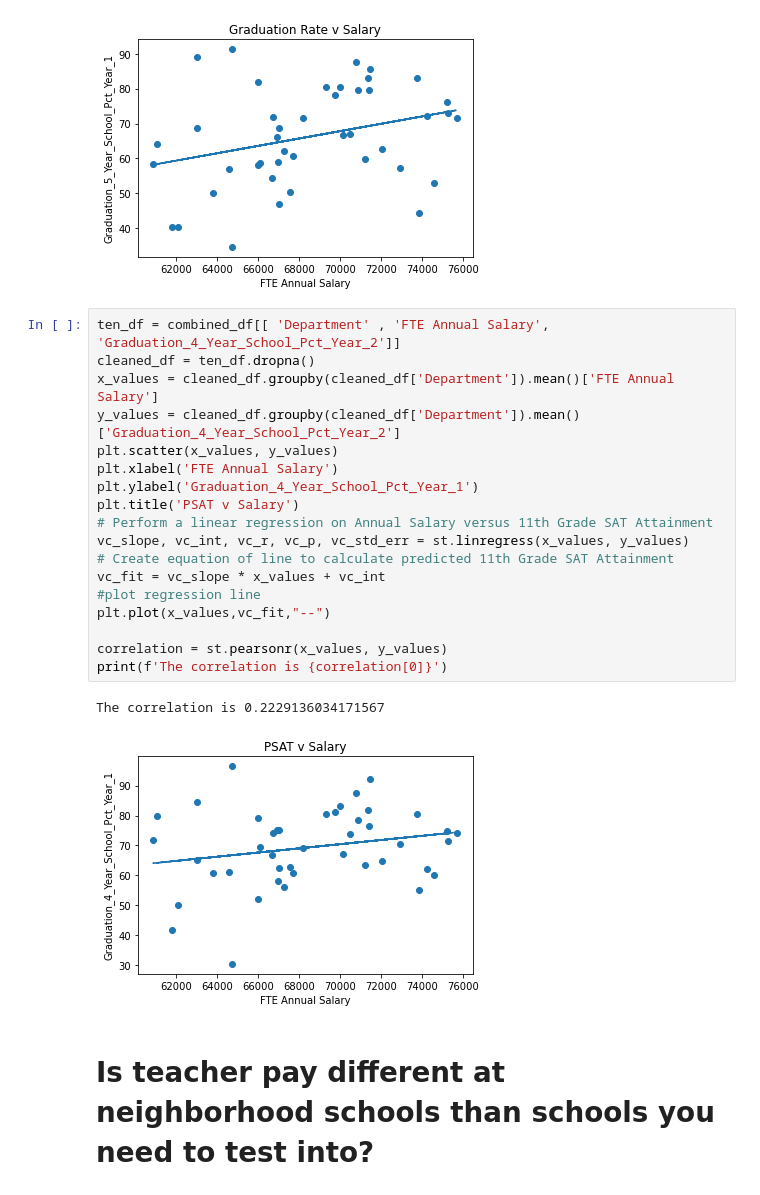
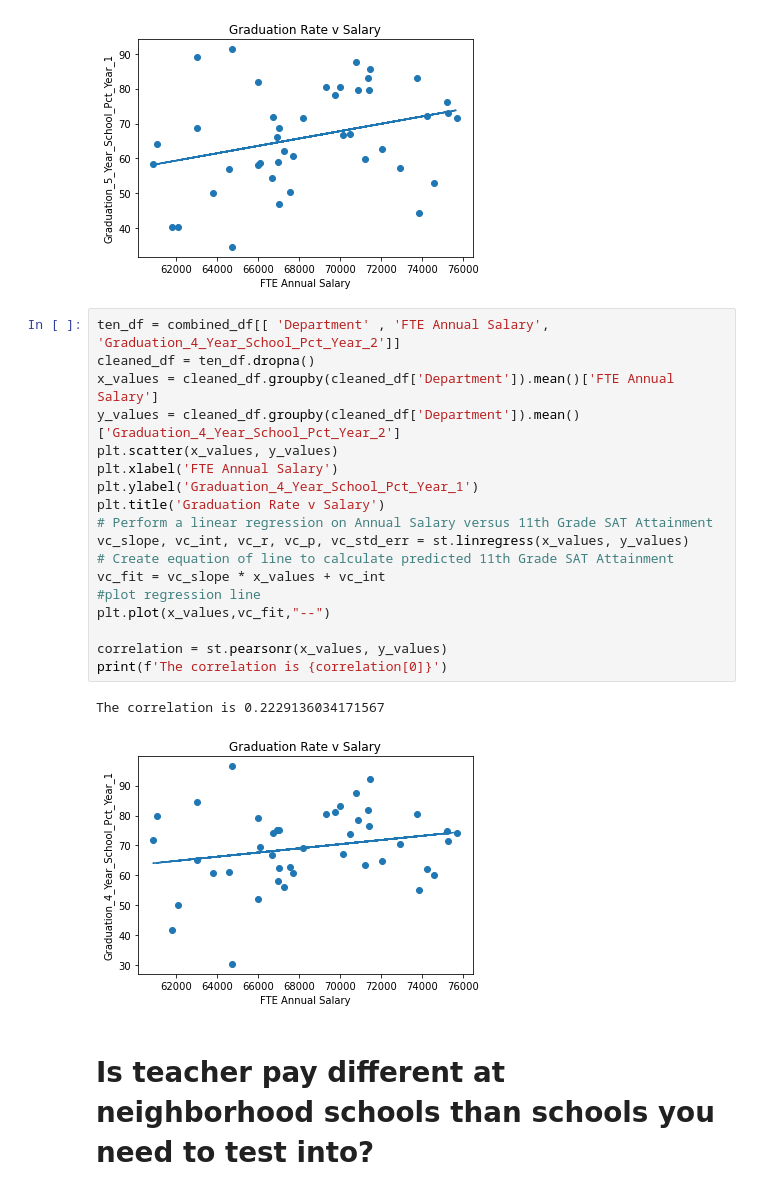
Before and after one commit to RiverJAM/CPS_Data_Analysis, a Jupyter notebook: Playing with Pies-Copy1.ipynb, the cells around one changed output. Saved outputs shown, nothing was run; the diff lists cells and outputs as text.

```diff
--- a/Playing with Pies-Copy1.ipynb
+++ b/Playing with Pies-Copy1.ipynb
@@ -357,24 +403,24 @@ The correlation is 0.30676443567574885
 # %%
 ten_df = combined_df[[ 'Department' , 'FTE Annual Salary', 'Graduation_4_Year_School_Pct_Year_2']]
 cleaned_df = ten_df.dropna()
 x_values = cleaned_df.groupby(cleaned_df['Department']).mean()['FTE Annual Salary']
 y_values = cleaned_df.groupby(cleaned_df['Department']).mean()['Graduation_4_Year_School_Pct_Year_2']
 plt.scatter(x_values, y_values)
 plt.xlabel('FTE Annual Salary')
 plt.ylabel('Graduation_4_Year_School_Pct_Year_1')
-plt.title('PSAT v Salary')
+plt.title('Graduation Rate v Salary')
 # Perform a linear regression on Annual Salary versus 11th Grade SAT Attainment
 vc_slope, vc_int, vc_r, vc_p, vc_std_err = st.linregress(x_values, y_values)
 # Create equation of line to calculate predicted 11th Grade SAT Attainment
 vc_fit = vc_slope * x_values + vc_int
 #plot regression line
 plt.plot(x_values,vc_fit,"--")
 
 correlation = st.pearsonr(x_values, y_values)
 print(f'The correlation is {correlation[0]}')
 # %% [output]
 The correlation is 0.2229136034171567
-[figure, old version]
+[figure, new version]
 # %% [markdown]
 # Is teacher pay different at neighborhood schools than schools you need to test into?
 # %%
```
Also changed, not shown: parts of 3 cells of this notebook.
